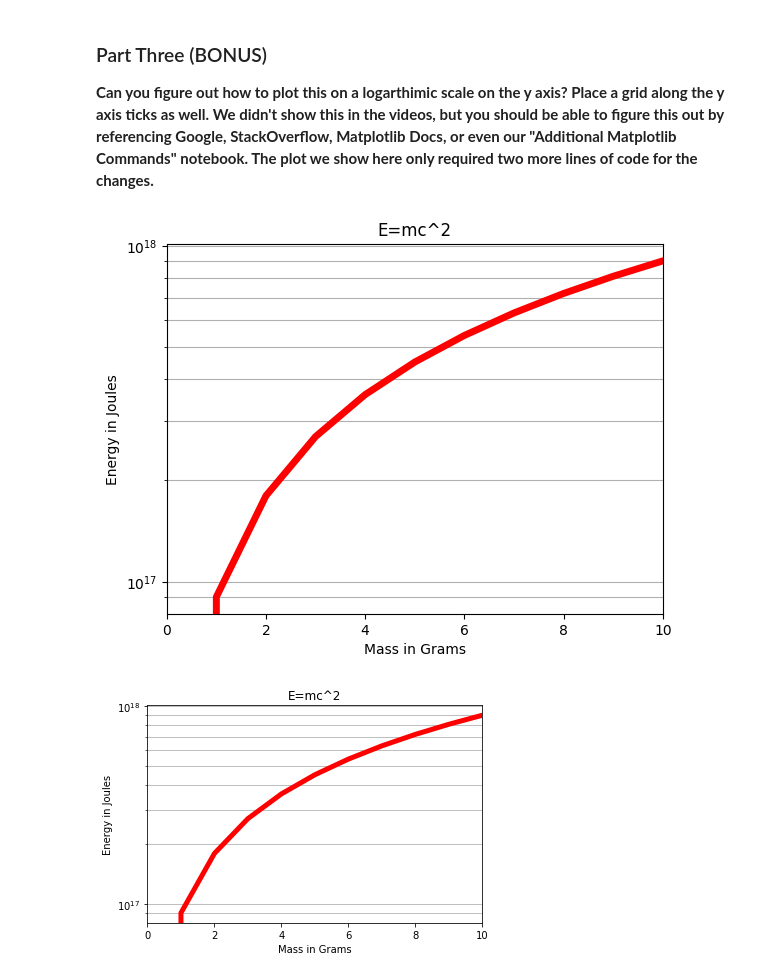
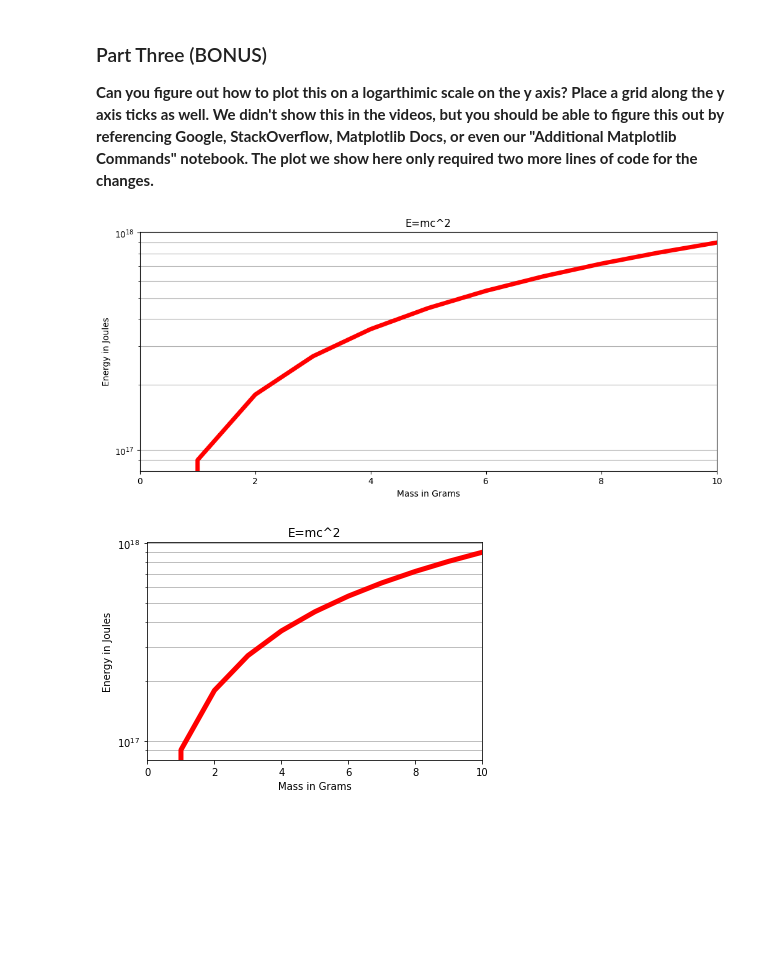
Before and after one commit to JisungWoo/UdemyCourse, a Jupyter notebook: 04-Matplotlib/04-Matplotlib Exercises_practice.ipynb, the cells around one changed output. Saved outputs shown, nothing was run; the diff lists cells and outputs as text; code cells hidden in the pictures; blank space fills up the shorter version.

```diff
--- a/04-Matplotlib/04-Matplotlib Exercises_practice.ipynb
+++ b/04-Matplotlib/04-Matplotlib Exercises_practice.ipynb
@@ -93,18 +91,21 @@ plt.show()
 **Can you figure out how to plot this on a logarthimic scale on the y axis? Place a grid along the y axis ticks as well. We didn't show this in the videos, but you should be able to figure this out by referencing Google, StackOverflow, Matplotlib Docs, or even our "Additional Matplotlib Commands" notebook. The plot we show here only required two more lines of code for the changes.**
 # %%
 # CODE HERE
-plt.plot(m,E,color='red',lw=5)
-plt.title('E=mc^2')
+fig = plt.figure(figsize=(12,5))
+
+plt.plot(m,E,color='red', lw=5)
+plt.xlim(0,10)
 plt.xlabel('Mass in Grams')
 plt.ylabel('Energy in Joules')
-plt.xlim(0,10)
+plt.title('E=mc^2')
 
-plt.yscale('log')
-plt.grid(which='both',axis='y')
+plt.yscale("log")
+plt.grid(which="both",axis='y')
+
 
 plt.show()
 # %% [output]
-[figure, old version]
+[figure, new version]
 # %%
 # DONT RUN THE CELL BELOW! THAT WILL ERASE THE PLOT!
 # %%
```
Also changed, not shown: parts of 14 cells of this notebook.
